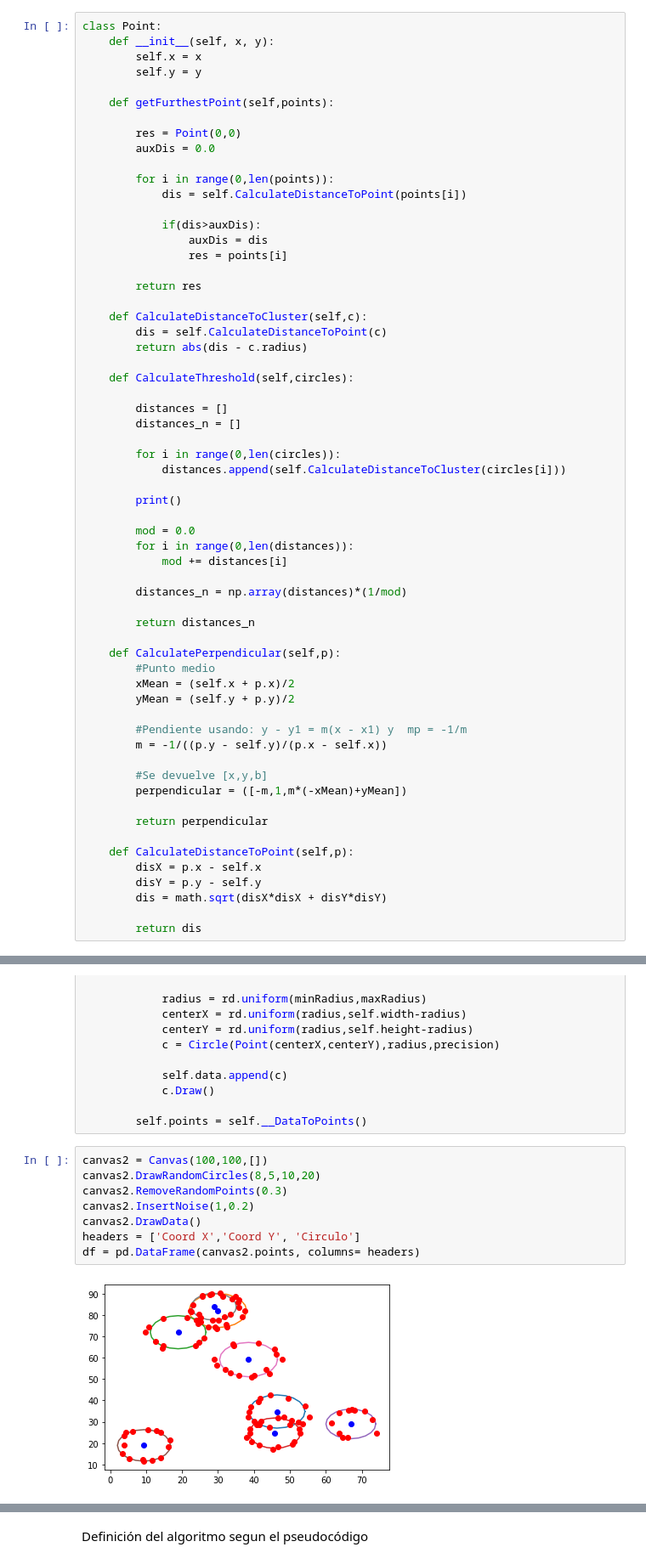
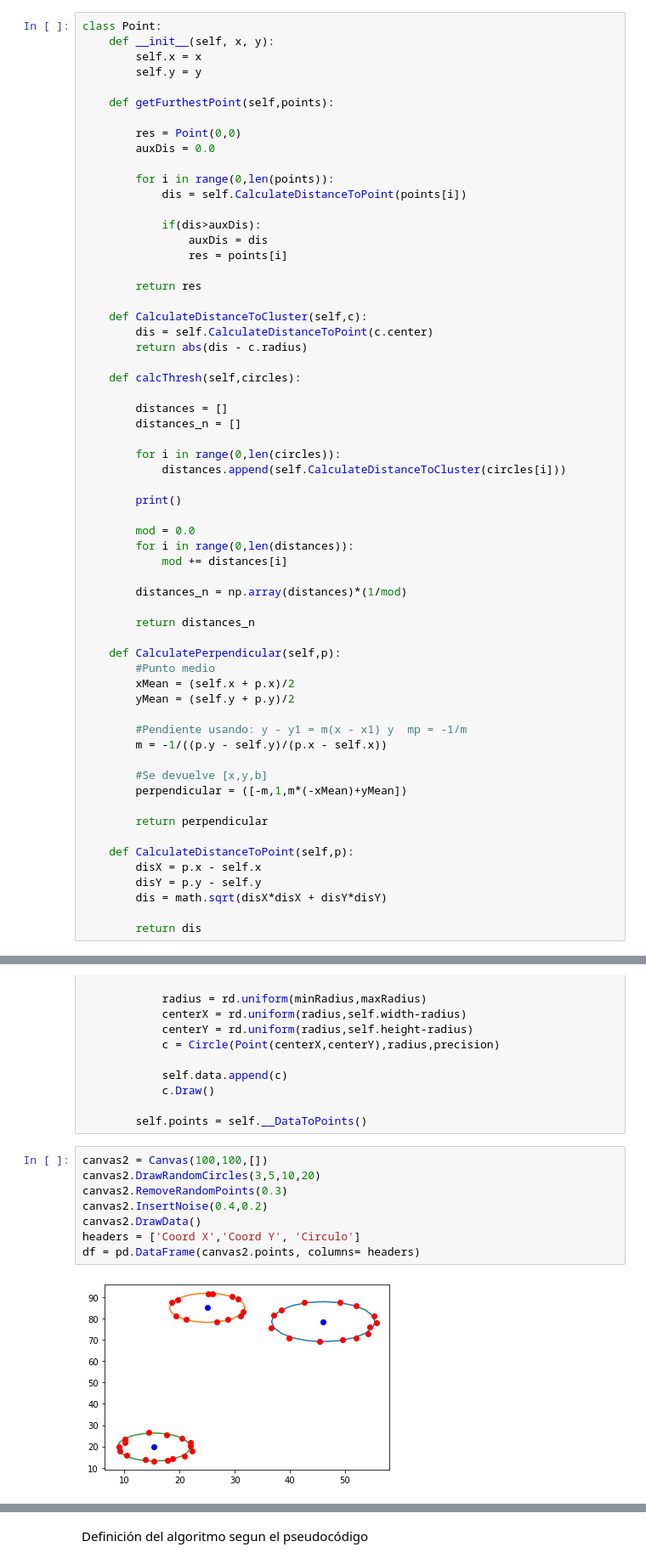
Before and after one commit to ClusteringIA/Clustering, a Jupyter notebook: Proyecto IA.ipynb, the cells around one changed output, grey strips where cells are left out. Shown at 85% size. Drawn from its saved outputs; the diff is of its cells as text.

```diff
--- a/Proyecto IA.ipynb
+++ b/Proyecto IA.ipynb
@@ -91,10 +91,10 @@ class Point:
         return res
 
     def CalculateDistanceToCluster(self,c):
-        dis = self.CalculateDistanceToPoint(c)
+        dis = self.CalculateDistanceToPoint(c.center)
         return abs(dis - c.radius)
 
-    def CalculateThreshold(self,circles):
+    def calcThresh(self,circles):
 
         distances = []
         distances_n = []
@@ -314,14 +314,14 @@ class Canvas:
         self.points = self.__DataToPoints()
 # %%
 canvas2 = Canvas(100,100,[])
-canvas2.DrawRandomCircles(8,5,10,20)
+canvas2.DrawRandomCircles(3,5,10,20)
 canvas2.RemoveRandomPoints(0.3)
-canvas2.InsertNoise(1,0.2)
+canvas2.InsertNoise(0.4,0.2)
 canvas2.DrawData()
 headers = ['Coord X','Coord Y', 'Circulo']
 df = pd.DataFrame(canvas2.points, columns= headers)
 # %% [output]
-[figure, old version]
+[figure, new version]
 # %%
 file_path = r"C:\Users\enri8\Desktop\Universidad\IA\Proyecto\Clustering\Datos\datos_xport.csv"
 df.to_csv(file_path, columns=headers, index=False, encoding="utf8")
```
Also changed, not shown: parts of 16 cells of this notebook, 2 other files.
